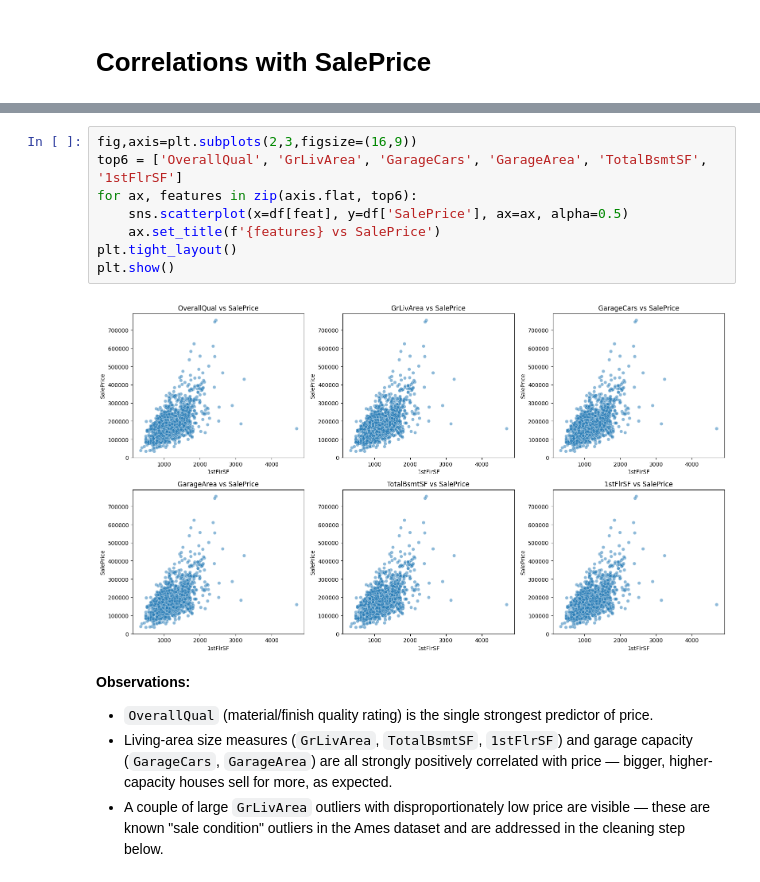
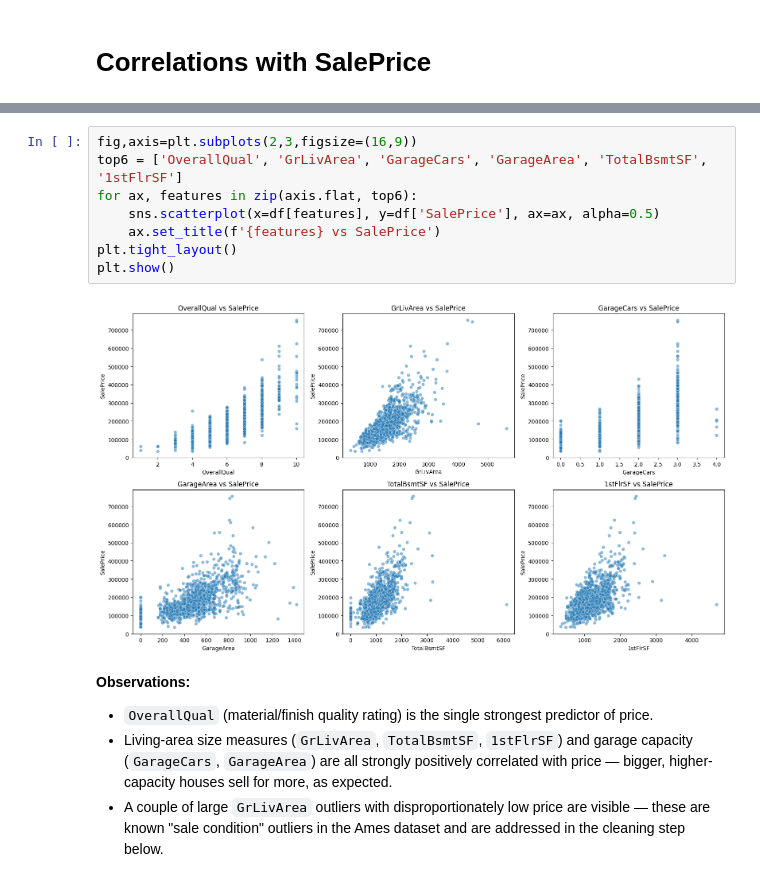
Before and after one commit to Tharak5959/House-Price-Prediction, a Jupyter notebook: notebook/EDA&ModelBuilding&Evaluating.ipynb, the cells around one changed output, grey strips where cells are left out. Cells and saved outputs as stored; diff of their text form.

```diff
--- a/notebook/EDA&ModelBuilding&Evaluating.ipynb
+++ b/notebook/EDA&ModelBuilding&Evaluating.ipynb
@@ -190,13 +190,13 @@ plt.show()
 # %%
 fig,axis=plt.subplots(2,3,figsize=(16,9))
 top6 = ['OverallQual', 'GrLivArea', 'GarageCars', 'GarageArea', 'TotalBsmtSF', '1stFlrSF']
 for ax, features in zip(axis.flat, top6):
-    sns.scatterplot(x=df[feat], y=df['SalePrice'], ax=ax, alpha=0.5)
+    sns.scatterplot(x=df[features], y=df['SalePrice'], ax=ax, alpha=0.5)
     ax.set_title(f'{features} vs SalePrice')
 plt.tight_layout()
 plt.show()
 # %% [output]
-[figure, old version]
+[figure, new version]
 # %% [markdown]
 **Observations:**
 - `OverallQual` (material/finish quality rating) is the single strongest predictor of price.
```
Also changed, not shown: parts of 14 cells of this notebook.
